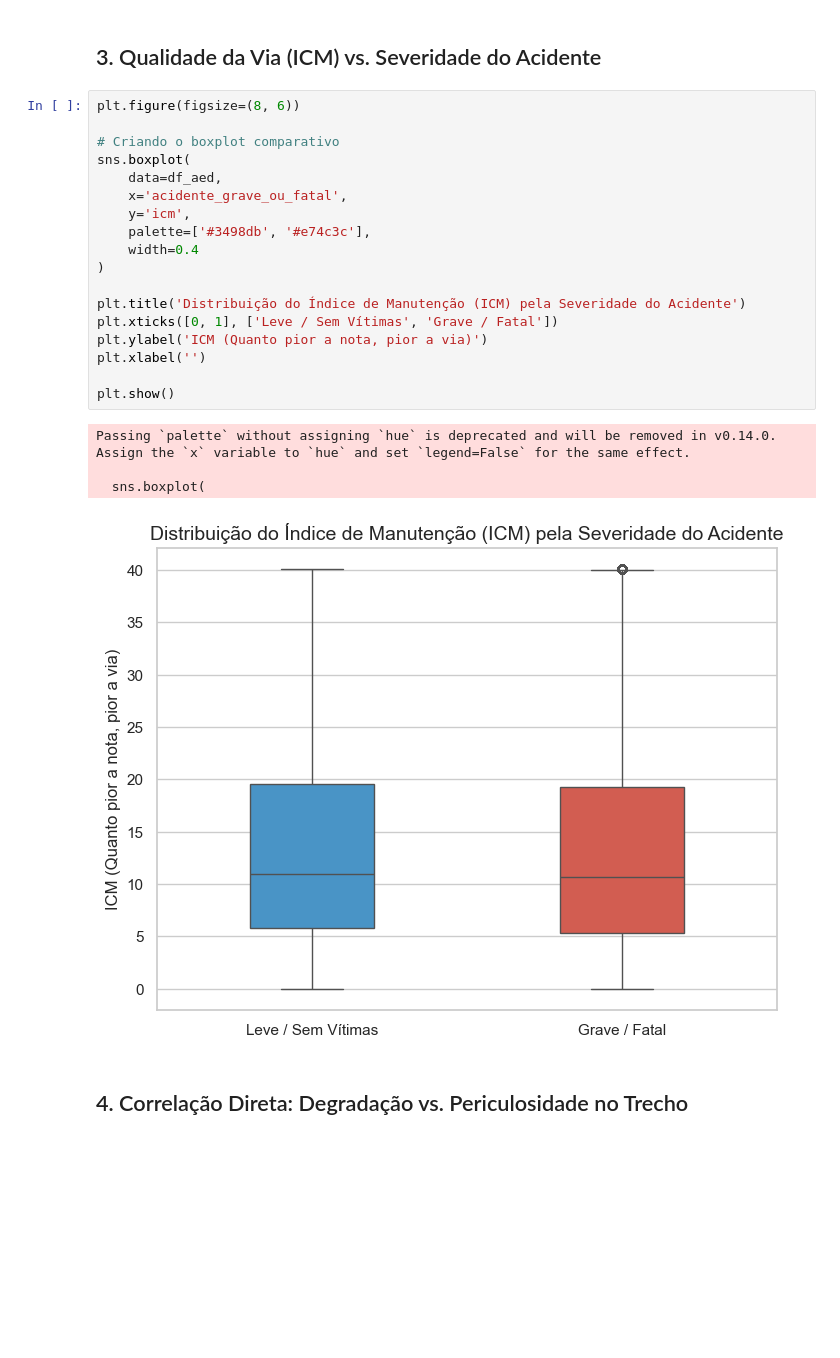
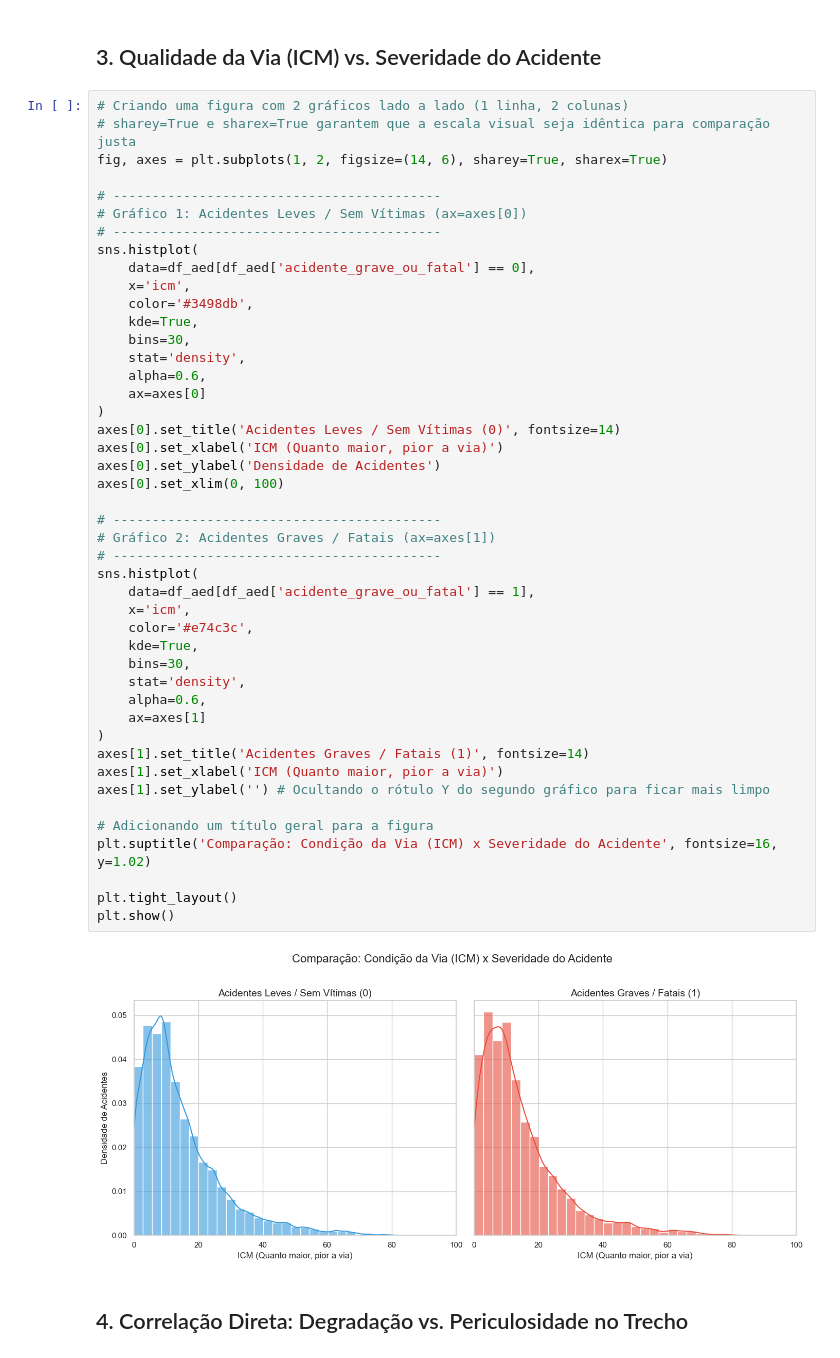
Before and after one commit to athaydegab/PredicaoAcidentesPRF, a Jupyter notebook: notebooks/03_notebook_aed.ipynb, the cells around one changed output. Drawn from its saved outputs; the diff is of its cells as text; blank space fills up the shorter version.

```diff
--- a/notebooks/03_notebook_aed.ipynb
+++ b/notebooks/03_notebook_aed.ipynb
@@ -49,28 +49,52 @@ Passing `palette` without assigning `hue` is deprecated and will be removed in v
 # %% [markdown]
 ## 3. Qualidade da Via (ICM) vs. Severidade do Acidente
 # %%
-plt.figure(figsize=(8, 6))
+# Criando uma figura com 2 gráficos lado a lado (1 linha, 2 colunas)
+# sharey=True e sharex=True garantem que a escala visual seja idêntica para comparação justa
+fig, axes = plt.subplots(1, 2, figsize=(14, 6), sharey=True, sharex=True)
 
-# Criando o boxplot comparativo
-sns.boxplot(
-    data=df_aed,
-    x='acidente_grave_ou_fatal',
-    y='icm',
-    palette=['#3498db', '#e74c3c'],
-    width=0.4
+# ------------------------------------------
+# Gráfico 1: Acidentes Leves / Sem Vítimas (ax=axes[0])
+# ------------------------------------------
+sns.histplot(
+    data=df_aed[df_aed['acidente_grave_ou_fatal'] == 0],
+    x='icm',
+    color='#3498db',
+    kde=True,
+    bins=30,
+    stat='density',
+    alpha=0.6,
+    ax=axes[0]
 )
+axes[0].set_title('Acidentes Leves / Sem Vítimas (0)', fontsize=14)
+axes[0].set_xlabel('ICM (Quanto maior, pior a via)')
+axes[0].set_ylabel('Densidade de Acidentes')
+axes[0].set_xlim(0, 100)
 
-plt.title('Distribuição do Índice de Manutenção (ICM) pela Severidade do Acidente')
-plt.xticks([0, 1], ['Leve / Sem Vítimas', 'Grave / Fatal'])
-plt.ylabel('ICM (Quanto pior a nota, pior a via)')
-plt.xlabel('')
+# ------------------------------------------
+# Gráfico 2: Acidentes Graves / Fatais (ax=axes[1])
+# ------------------------------------------
+sns.histplot(
+    data=df_aed[df_aed['acidente_grave_ou_fatal'] == 1],
+    x='icm',
+    color='#e74c3c',
+    kde=True,
+    bins=30,
+    stat='density',
+    alpha=0.6,
+    ax=axes[1]
+)
+axes[1].set_title('Acidentes Graves / Fatais (1)', fontsize=14)
+axes[1].set_xlabel('ICM (Quanto maior, pior a via)')
+axes[1].set_ylabel('') # Ocultando o rótulo Y do segundo gráfico para ficar mais limpo
 
+# Adicionando um título geral para a figura
+plt.suptitle('Comparação: Condição da Via (ICM) x Severidade do Acidente', fontsize=16, y=1.02)
+
+plt.tight_layout()
 plt.show()
 # %% [output]
-Passing `palette` without assigning `hue` is deprecated and will be removed in v0.14.0. Assign the `x` variable to `hue` and set `legend=False` for the same effect.
-
-  sns.boxplot(
-[figure, old version]
+[figure, new version]
 # %% [markdown]
 ## 4. Correlação Direta: Degradação vs. Periculosidade no Trecho
 # %%
```
Also changed, not shown: parts of 1 cell of this notebook, 1 other file.
